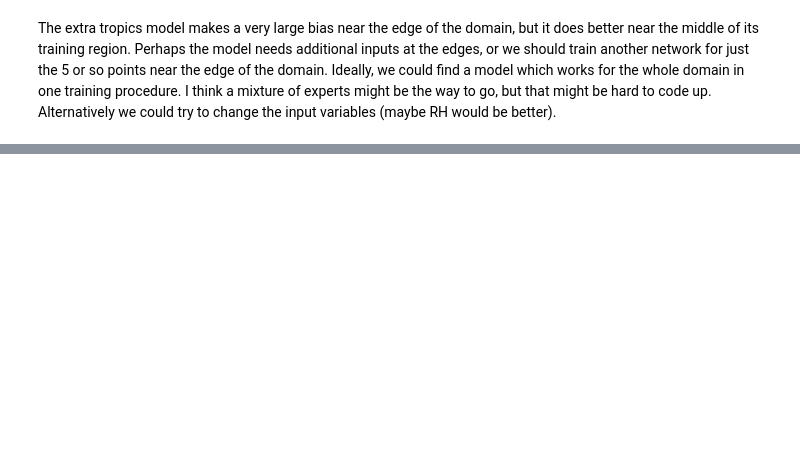
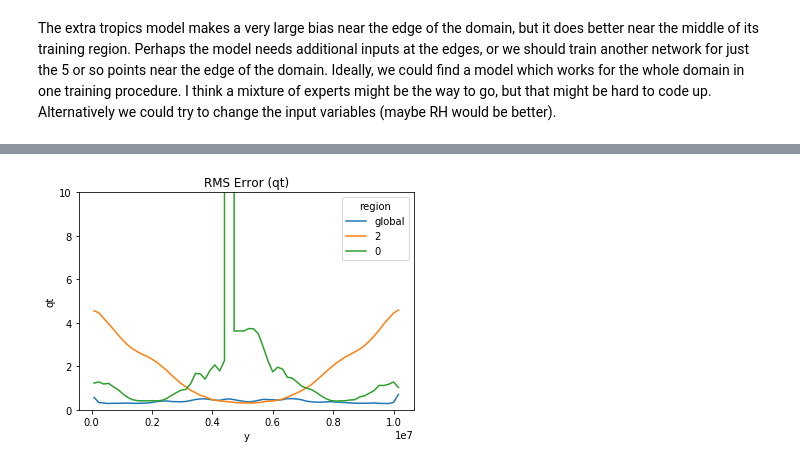
Before and after one commit to nbren12/uwnet, a Jupyter notebook: notebooks/3.0-error-of-regional-files.ipynb, the cells around one changed output, grey strips where cells are left out. Cells and saved outputs as stored; diff of their text form; code cells hidden in the pictures; blank space fills up the shorter version.

Commit message:
Add results with globally trained network

```diff
--- a/notebooks/3.0-error-of-regional-files.ipynb
+++ b/notebooks/3.0-error-of-regional-files.ipynb
@@ -63,0 +68,16 @@ The extra tropics model makes a very large bias near the edge of the domain, but
+# %%
+global_path = "../data/output/model.global/0/3/columns.nc"
+
+err_glob = error(global_path)
+# %%
+def plot_rms(field):
+    err_glob[field].plot(label='global')
+    errors.sel(region=2)[field].plot(label='2')
+    errors.sel(region=0)[field].plot(label='0')
+    plt.ylim([0, 10])
+    plt.legend(title="region")
+    plt.title(f"RMS Error ({field})")
+
+plot_rms('qt')
+# %% [output]
+[figure, added]
```
Also changed, not shown: parts of 10 cells of this notebook.
